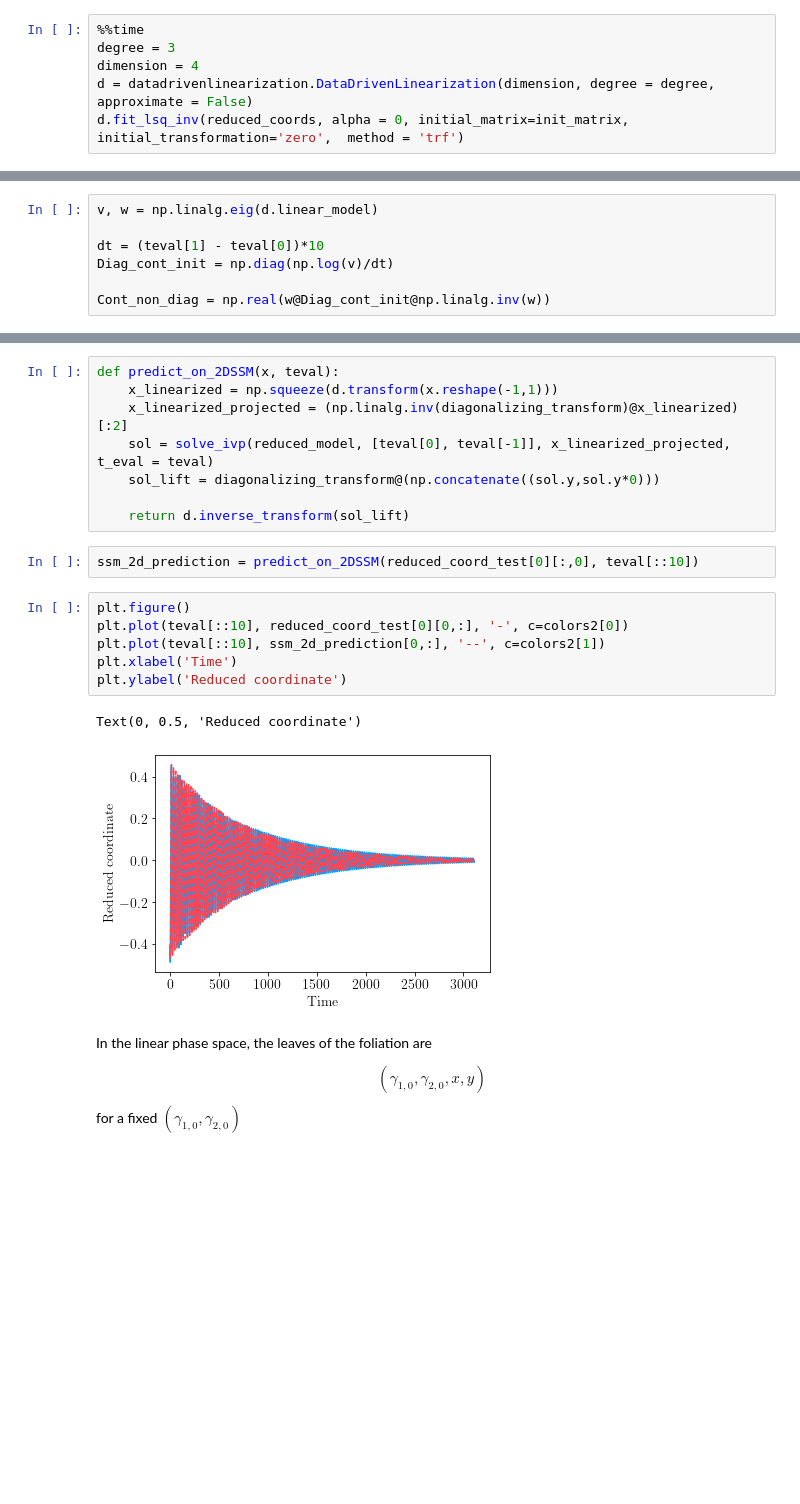
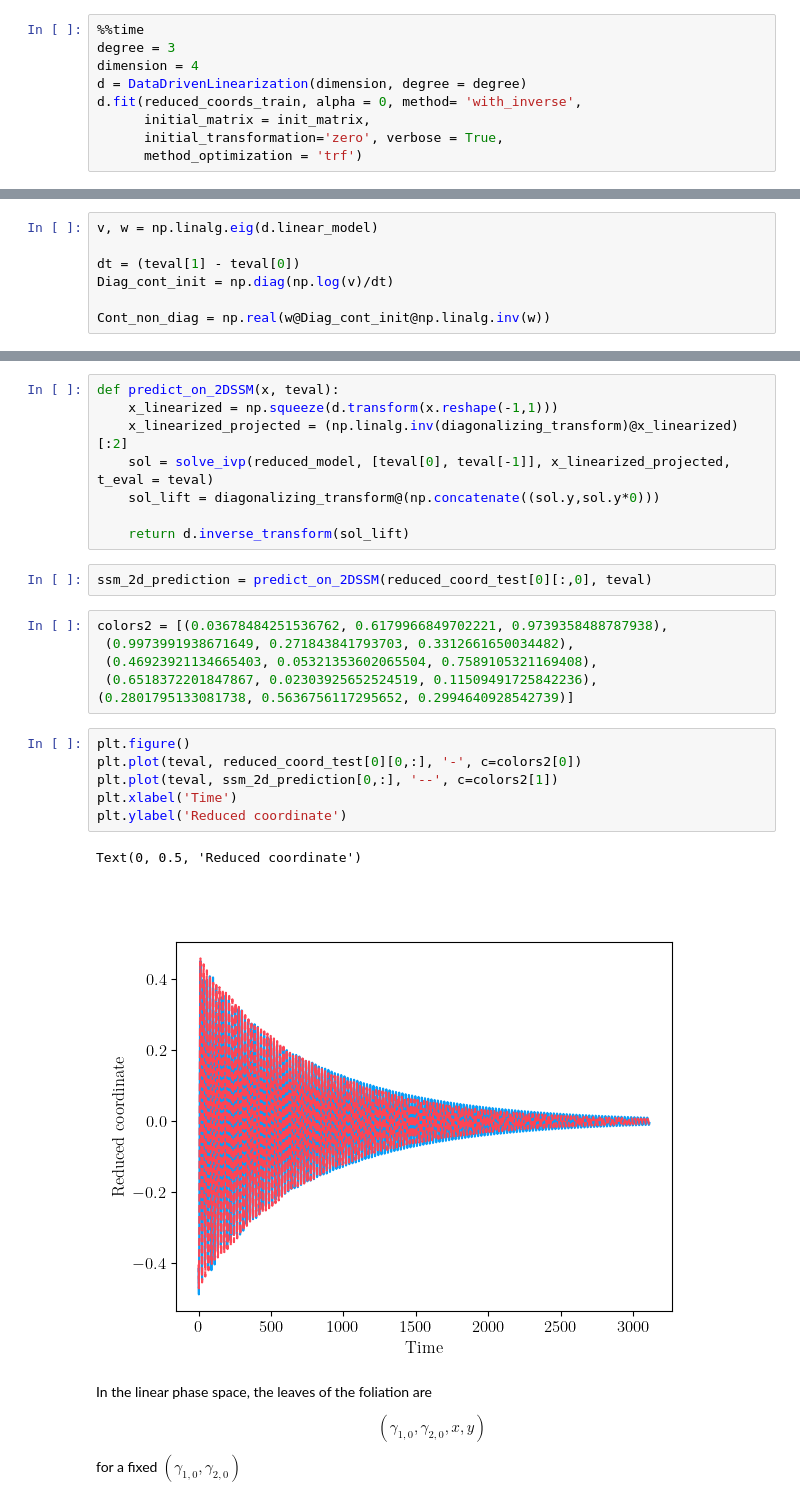
Before and after one commit to haller-group/DataDrivenLinearization, a Jupyter notebook: examples/Example_5_oscillator_chain_4D.ipynb, the cells around one changed output, grey strips where cells are left out. Drawn from its saved outputs; the diff is of its cells as text; blank space fills up the shorter version.

```diff
--- a/examples/Example_5_oscillator_chain_4D.ipynb
+++ b/examples/Example_5_oscillator_chain_4D.ipynb
@@ -93,6 +72,9 @@ teval = ydat[0][0][0,:]
 %%time
 degree = 3
 dimension = 4
-d = datadrivenlinearization.DataDrivenLinearization(dimension, degree = degree, approximate = False)
-d.fit_lsq_inv(reduced_coords, alpha = 0, initial_matrix=init_matrix, initial_transformation='zero',  method = 'trf')
+d = DataDrivenLinearization(dimension, degree = degree)
+d.fit(reduced_coords_train, alpha = 0, method= 'with_inverse',
+      initial_matrix = init_matrix,
+      initial_transformation='zero', verbose = True,
+      method_optimization = 'trf')
 # %% [output]
@@ -120,7 +101,7 @@ Wall time: 41.5 s
 # %%
 v, w = np.linalg.eig(d.linear_model)
 
-dt = (teval[1] - teval[0])*10
+dt = (teval[1] - teval[0])
 Diag_cont_init = np.diag(np.log(v)/dt)
 
 Cont_non_diag = np.real(w@Diag_cont_init@np.linalg.inv(w))
@@ -190,16 +167,22 @@ def predict_on_2DSSM(x, teval):
 
     return d.inverse_transform(sol_lift)
 # %%
-ssm_2d_prediction = predict_on_2DSSM(reduced_coord_test[0][:,0], teval[::10])
+ssm_2d_prediction = predict_on_2DSSM(reduced_coord_test[0][:,0], teval)
+# %%
+colors2 = [(0.03678484251536762, 0.6179966849702221, 0.9739358488787938),
+ (0.9973991938671649, 0.271843841793703, 0.3312661650034482),
+ (0.46923921134665403, 0.05321353602065504, 0.7589105321169408),
+ (0.6518372201847867, 0.02303925652524519, 0.11509491725842236),
+(0.2801795133081738, 0.5636756117295652, 0.2994640928542739)]
 # %%
 plt.figure()
-plt.plot(teval[::10], reduced_coord_test[0][0,:], '-', c=colors2[0])
-plt.plot(teval[::10], ssm_2d_prediction[0,:], '--', c=colors2[1])
+plt.plot(teval, reduced_coord_test[0][0,:], '-', c=colors2[0])
+plt.plot(teval, ssm_2d_prediction[0,:], '--', c=colors2[1])
 plt.xlabel('Time')
 plt.ylabel('Reduced coordinate')
 # %% [output]
 Text(0, 0.5, 'Reduced coordinate')
-[figure, old version]
+[figure, new version]
 # %% [markdown]
 In the linear phase space, the leaves of the foliation are
 
```
Also changed, not shown: parts of 53 cells of this notebook, 3 other files.
